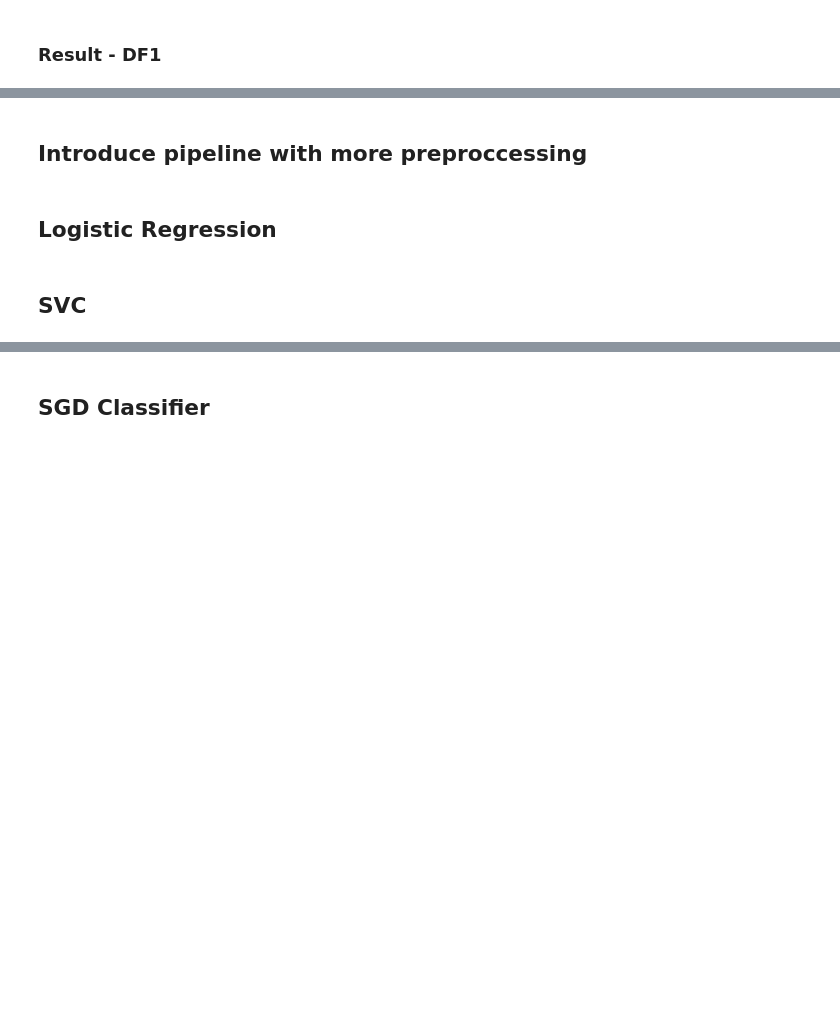
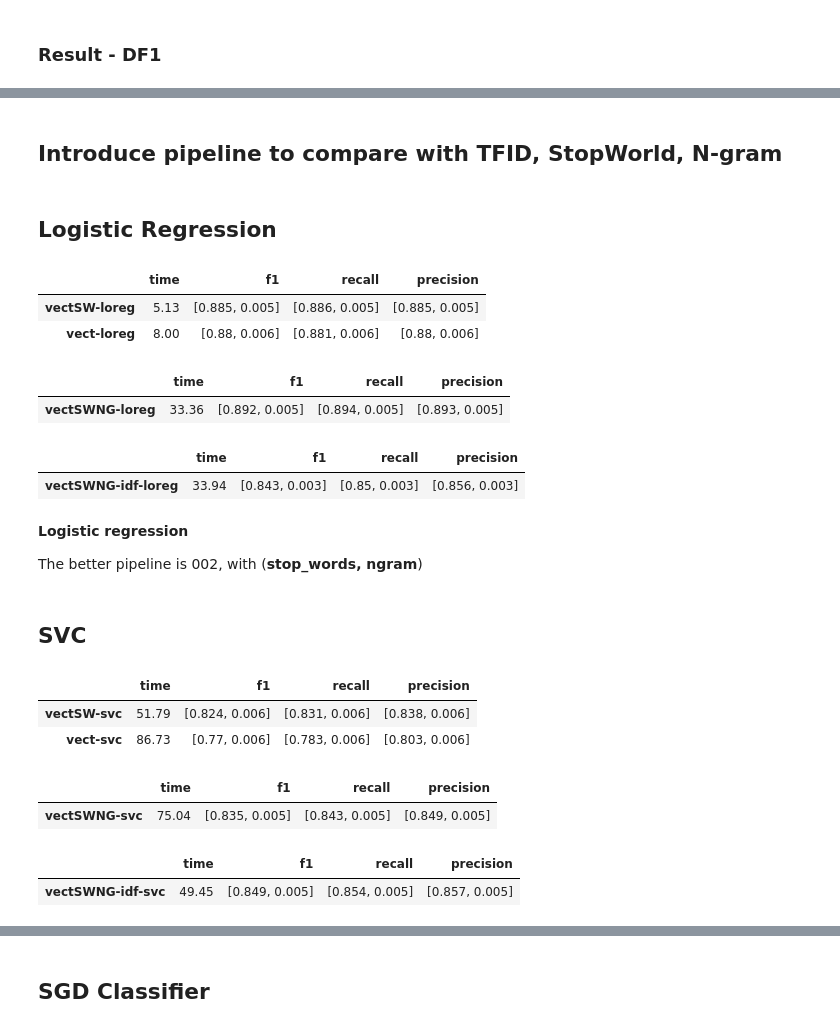
Before and after one commit to Ludo-R/brief-09-12-wheelOfEmotions, a Jupyter notebook: emotionsNotebook.ipynb, the cells around one changed output, grey strips where cells are left out. Saved outputs shown, nothing was run; the diff lists cells and outputs as text; code cells hidden in the pictures; blank space fills up the shorter version.

```diff
--- a/emotionsNotebook.ipynb
+++ b/emotionsNotebook.ipynb
@@ -154,5 +157,5 @@ dfresult.head()
 # %% [markdown]
-## Introduce pipeline with more preproccessing
+## Introduce pipeline to compare with TFID, StopWorld, N-gram
 # %%
 def run_pipes(pipes, splits=10, test_size=0.2, seed=0):
     res = defaultdict(list)
@@ -258,2 +209,42 @@ print_table(res)
+# %%
+pipe00 = Pipeline([
+    ('vectSW', CountVectorizer(stop_words=stopwords)),
+    ('loreg', LogisticRegression(max_iter=5000)),
+])
+pipe001 = Pipeline([
+    ('vect', CountVectorizer()),
+    ('loreg', LogisticRegression(max_iter=5000)),
+])
+res = run_pipes([pipe00, pipe001])
+print_table(res)
+# %% [output]
+|  | time | f1 | recall | precision |
+| vectSW-loreg | 5.13 | [0.885, 0.005] | [0.886, 0.005] | [0.885, 0.005] |
+| vect-loreg | 8.00 | [0.88, 0.006] | [0.881, 0.006] | [0.88, 0.006] |
+# %%
+pipe002 = Pipeline([
+    ('vectSWNG', CountVectorizer(ngram_range=(1,2), stop_words=stopwords)),
+    ('loreg', LogisticRegression(max_iter=5000)),
+])
+res = run_pipes([pipe002])
+print_table(res)
+# %% [output]
+|  | time | f1 | recall | precision |
+| vectSWNG-loreg | 33.36 | [0.892, 0.005] | [0.894, 0.005] | [0.893, 0.005] |
+# %%
+pipe003 = Pipeline([
+    ('vectSWNG', CountVectorizer(ngram_range=(1,2), stop_words=stopwords)),
+    ('idf', TfidfTransformer()),
+    ('loreg', LogisticRegression(max_iter=5000)),
+])
+res = run_pipes([pipe003])
+print_table(res)
+# %% [output]
+|  | time | f1 | recall | precision |
+| vectSWNG-idf-loreg | 33.94 | [0.843, 0.003] | [0.85, 0.003] | [0.856, 0.003] |
+# %% [markdown]
+__Logistic regression__
+
+The better pipeline is 002, with (__stop_words, ngram__)
 # %% [markdown]
 ## SVC
@@ -310,0 +251,36 @@ print_table(res)
+# %%
+pipe01 = Pipeline([
+    ('vectSW', CountVectorizer(stop_words=stopwords)),
+    ('svc', SVC(max_iter=5000, tol=1e-4)),
+])
+pipe011 = Pipeline([
+    ('vect', CountVectorizer()),
+    ('svc', SVC(max_iter=5000, tol=1e-4)),
+])
+res = run_pipes([pipe01, pipe011])
+print_table(res)
+# %% [output]
+|  | time | f1 | recall | precision |
+| vectSW-svc | 51.79 | [0.824, 0.006] | [0.831, 0.006] | [0.838, 0.006] |
+| vect-svc | 86.73 | [0.77, 0.006] | [0.783, 0.006] | [0.803, 0.006] |
+# %%
+pipe012 = Pipeline([
+    ('vectSWNG', CountVectorizer(ngram_range=(1,2), stop_words=stopwords)),
+    ('svc', SVC(max_iter=5000, tol=1e-4)),
+])
+res = run_pipes([pipe012])
+print_table(res)
+# %% [output]
+|  | time | f1 | recall | precision |
+| vectSWNG-svc | 75.04 | [0.835, 0.005] | [0.843, 0.005] | [0.849, 0.005] |
+# %%
+pipe013 = Pipeline([
+    ('vectSWNG', CountVectorizer(stop_words=stopwords)),
+    ('idf', TfidfTransformer()),
+    ('svc', SVC(max_iter=5000, tol=1e-4)),
+])
+res = run_pipes([pipe013])
+print_table(res)
+# %% [output]
+|  | time | f1 | recall | precision |
+| vectSWNG-idf-svc | 49.45 | [0.849, 0.005] | [0.854, 0.005] | [0.857, 0.005] |
```
Also changed, not shown: parts of 33 cells of this notebook.
